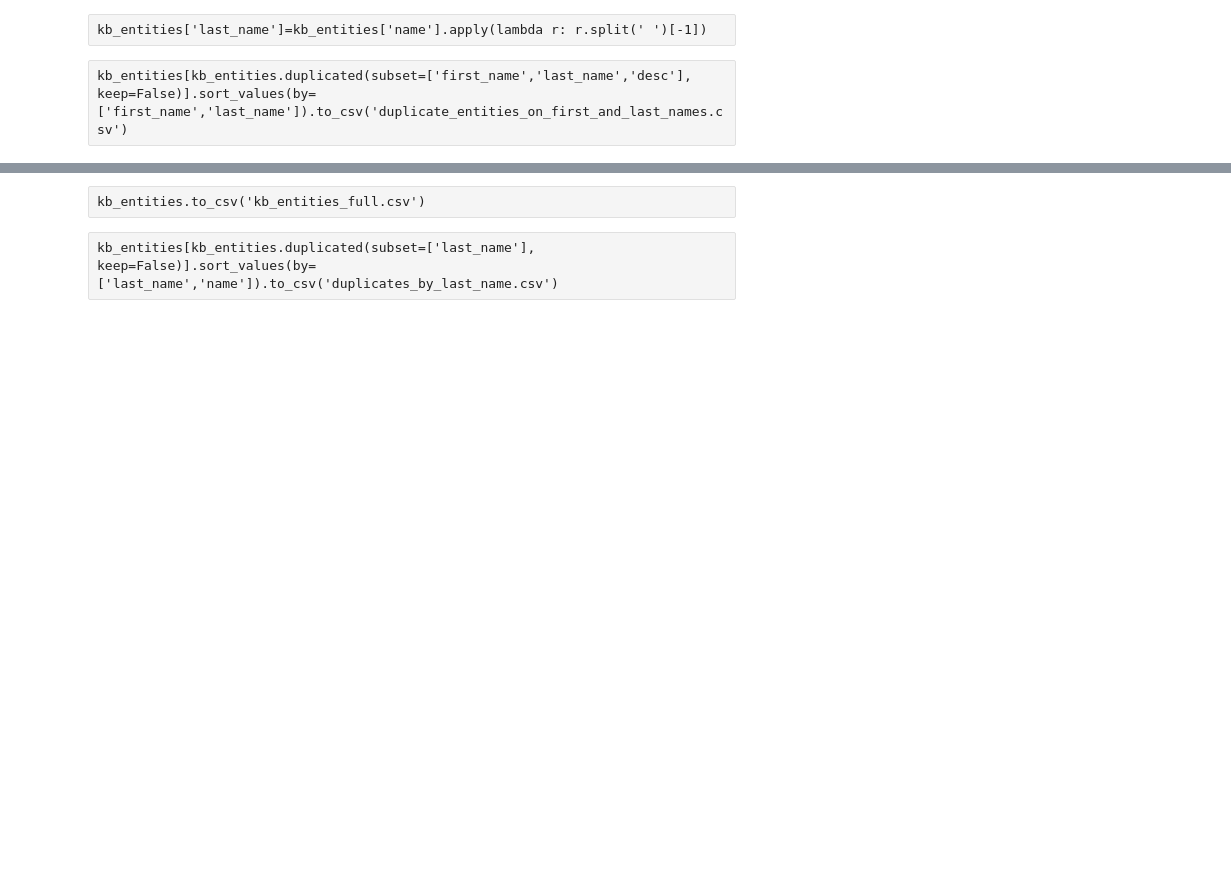
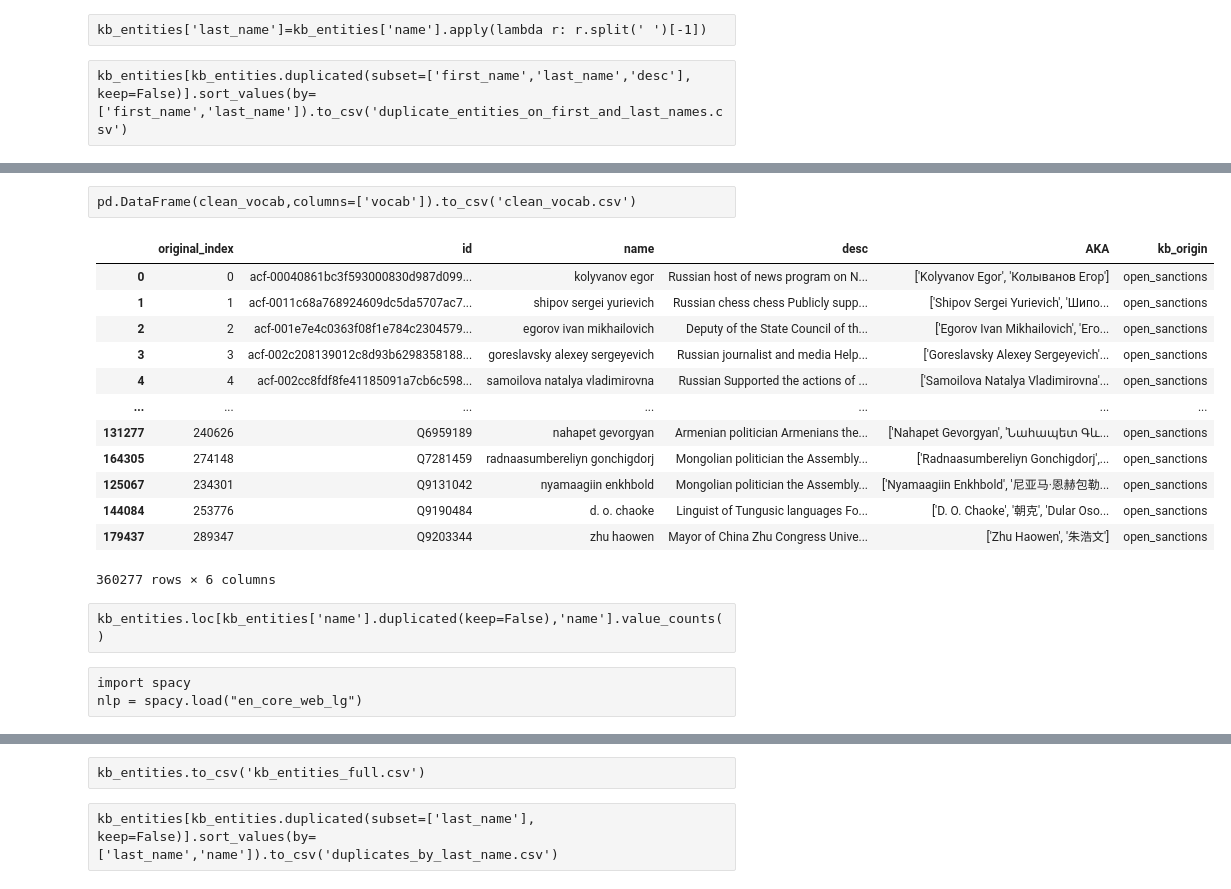
Before and after one commit to guardian/jai_2022_sandbox, a Jupyter notebook: kb_datasets/merge_and_clean_kb_datasets.ipynb, the cells around one changed output, grey strips where cells are left out. Drawn from its saved outputs; the diff is of its cells as text; code cells hidden in the pictures; blank space fills up the shorter version.

```diff
--- a/kb_datasets/merge_and_clean_kb_datasets.ipynb
+++ b/kb_datasets/merge_and_clean_kb_datasets.ipynb
@@ -85,5 +92,3 @@ kb_entities['name']=kb_entities['name'].str.lower()
 # %%
 # Drop duplicates on name and desc
 kb_entities.drop_duplicates(['name','desc'],inplace=True)
-# %%
-kb_entities['name']=kb_entities['name_backup']
@@ -116,2 +136,23 @@ def calculate_cosine_similarity(descriptions_vec,vector_ref_sentence):
+# %% [raw]
+pd.DataFrame(clean_vocab,columns=['vocab']).to_csv('clean_vocab.csv')
+# %%
+clean_vocab=pd.read_csv('clean_vocab.csv',index_col=0)
+clean_vocab=set(clean_vocab['vocab'])
 # %%
-kb_entities['desc_enc']=kb_entities['desc'].apply(lambda x: nlp(x).vector)
+kb_entities['desc']=kb_entities['desc'].apply(lambda x: ' '.join([word for word in x.split(' ') if word in clean_vocab]))
+# %%
+kb_entities
+# %% [output]
+|  | original_index | id | name | desc | AKA | kb_origin |
+| 0 | 0 | acf-00040861bc3f593000830d987d099... | kolyvanov egor | Russian host of news program on N... | ['Kolyvanov Egor', 'Колыванов Егор'] | open_sanctions |
+| 1 | 1 | acf-0011c68a768924609dc5da5707ac7... | shipov sergei yurievich | Russian chess chess Publicly supp... | ['Shipov Sergei Yurievich', 'Шипо... | open_sanctions |
+| 2 | 2 | acf-001e7e4c0363f08f1e784c2304579... | egorov ivan mikhailovich | Deputy of the State Council of th... | ['Egorov Ivan Mikhailovich', 'Его... | open_sanctions |
+| 3 | 3 | acf-002c208139012c8d93b6298358188... | goreslavsky alexey sergeyevich | Russian journalist and media Help... | ['Goreslavsky Alexey Sergeyevich'... | open_sanctions |
+| 4 | 4 | acf-002cc8fdf8fe41185091a7cb6c598... | samoilova natalya vladimirovna | Russian Supported the actions of ... | ['Samoilova Natalya Vladimirovna'... | open_sanctions |
+| ... | ... | ... | ... | ... | ... | ... |
+| 131277 | 240626 | Q6959189 | nahapet gevorgyan | Armenian politician Armenians the... | ['Nahapet Gevorgyan', 'Նահապետ Գև... | open_sanctions |
+| 164305 | 274148 | Q7281459 | radnaasumbereliyn gonchigdorj | Mongolian politician the Assembly... | ['Radnaasumbereliyn Gonchigdorj',... | open_sanctions |
+| 125067 | 234301 | Q9131042 | nyamaagiin enkhbold | Mongolian politician the Assembly... | ['Nyamaagiin Enkhbold', '尼亚马·恩赫包勒... | open_sanctions |
+| 144084 | 253776 | Q9190484 | d. o. chaoke | Linguist of Tungusic languages Fo... | ['D. O. Chaoke', '朝克', 'Dular Oso... | open_sanctions |
+| 179437 | 289347 | Q9203344 | zhu haowen | Mayor of China Zhu Congress Unive... | ['Zhu Haowen', '朱浩文'] | open_sanctions |
+360277 rows × 6 columns
@@ -117,0 +161,5 @@ kb_entities['desc_enc']=kb_entities['desc'].apply(lambda x: nlp(x).vector)
+# %% [raw]
+kb_entities.loc[kb_entities['name'].duplicated(keep=False),'name'].value_counts()
+# %% [raw]
+import spacy
+nlp = spacy.load("en_core_web_lg")
```
Also changed, not shown: parts of 56 cells of this notebook, 2 other files.
